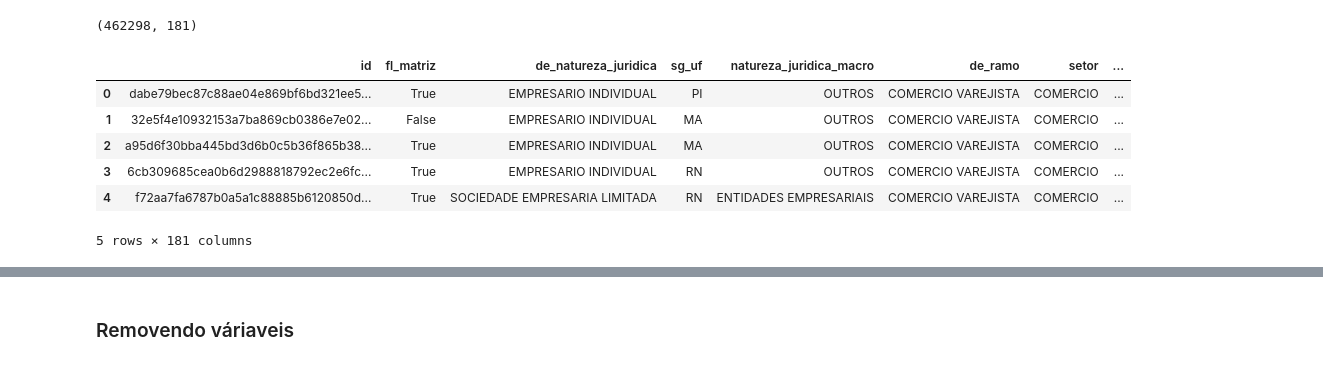
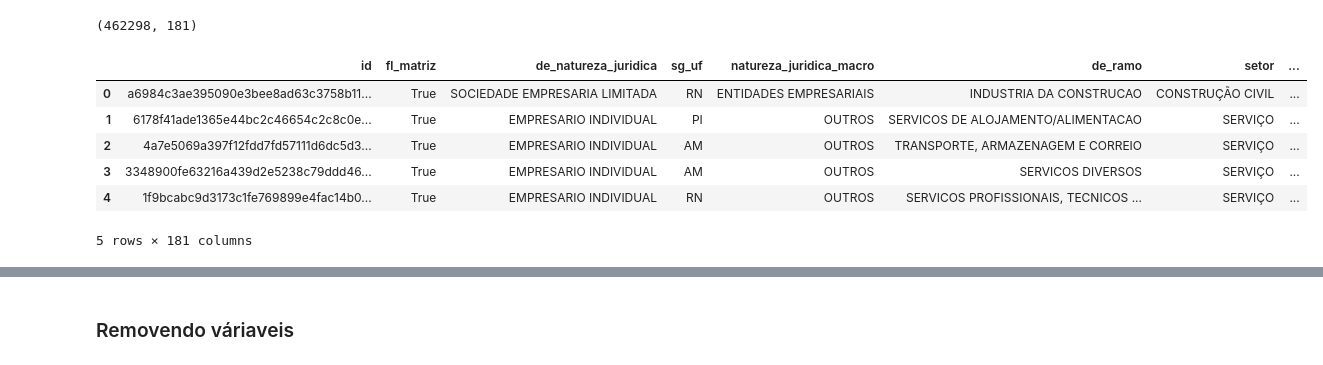
Before and after one commit to codenation-dev/squad-2-ad-data-science-banco-inter-1, a Jupyter notebook: notebooks/analise_db.ipynb, the cells around one changed output, grey strips where cells are left out. Drawn from its saved outputs; the diff is of its cells as text; code cells hidden in the pictures.

Commit message:
Analise exploratoria
Continuando a analise exploratoria, separei os dataframes e agora
analisaremos a diferenca entre as classes de forma a auxiliar o
algoritmo de classificacao

```diff
--- a/notebooks/analise_db.ipynb
+++ b/notebooks/analise_db.ipynb
@@ -22,13 +24,13 @@ mkt.shape
 (462298, 181)
 # %%
 ## corpo do dataset
-df1.head()
+mkt.head()
 # %% [output]
 |  | id | fl_matriz | de_natureza_juridica | sg_uf | natureza_juridica_macro | de_ramo | setor | ... |
-| 0 | dabe79bec87c88ae04e869bf6bd321ee5... | True | EMPRESARIO INDIVIDUAL | PI | OUTROS | COMERCIO VAREJISTA | COMERCIO | ... |
-| 1 | 32e5f4e10932153a7ba869cb0386e7e02... | False | EMPRESARIO INDIVIDUAL | MA | OUTROS | COMERCIO VAREJISTA | COMERCIO | ... |
-| 2 | a95d6f30bba445bd3d6b0c5b36f865b38... | True | EMPRESARIO INDIVIDUAL | MA | OUTROS | COMERCIO VAREJISTA | COMERCIO | ... |
-| 3 | 6cb309685cea0b6d2988818792ec2e6fc... | True | EMPRESARIO INDIVIDUAL | RN | OUTROS | COMERCIO VAREJISTA | COMERCIO | ... |
-| 4 | f72aa7fa6787b0a5a1c88885b6120850d... | True | SOCIEDADE EMPRESARIA LIMITADA | RN | ENTIDADES EMPRESARIAIS | COMERCIO VAREJISTA | COMERCIO | ... |
+| 0 | a6984c3ae395090e3bee8ad63c3758b11... | True | SOCIEDADE EMPRESARIA LIMITADA | RN | ENTIDADES EMPRESARIAIS | INDUSTRIA DA CONSTRUCAO | CONSTRUÇÃO CIVIL | ... |
+| 1 | 6178f41ade1365e44bc2c46654c2c8c0e... | True | EMPRESARIO INDIVIDUAL | PI | OUTROS | SERVICOS DE ALOJAMENTO/ALIMENTACAO | SERVIÇO | ... |
+| 2 | 4a7e5069a397f12fdd7fd57111d6dc5d3... | True | EMPRESARIO INDIVIDUAL | AM | OUTROS | TRANSPORTE, ARMAZENAGEM E CORREIO | SERVIÇO | ... |
+| 3 | 3348900fe63216a439d2e5238c79ddd46... | True | EMPRESARIO INDIVIDUAL | AM | OUTROS | SERVICOS DIVERSOS | SERVIÇO | ... |
+| 4 | 1f9bcabc9d3173c1fe769899e4fac14b0... | True | EMPRESARIO INDIVIDUAL | RN | OUTROS | SERVICOS PROFISSIONAIS, TECNICOS ... | SERVIÇO | ... |
 5 rows × 181 columns
 # %% [markdown]
```
Also changed, not shown: parts of 25 cells of this notebook.
